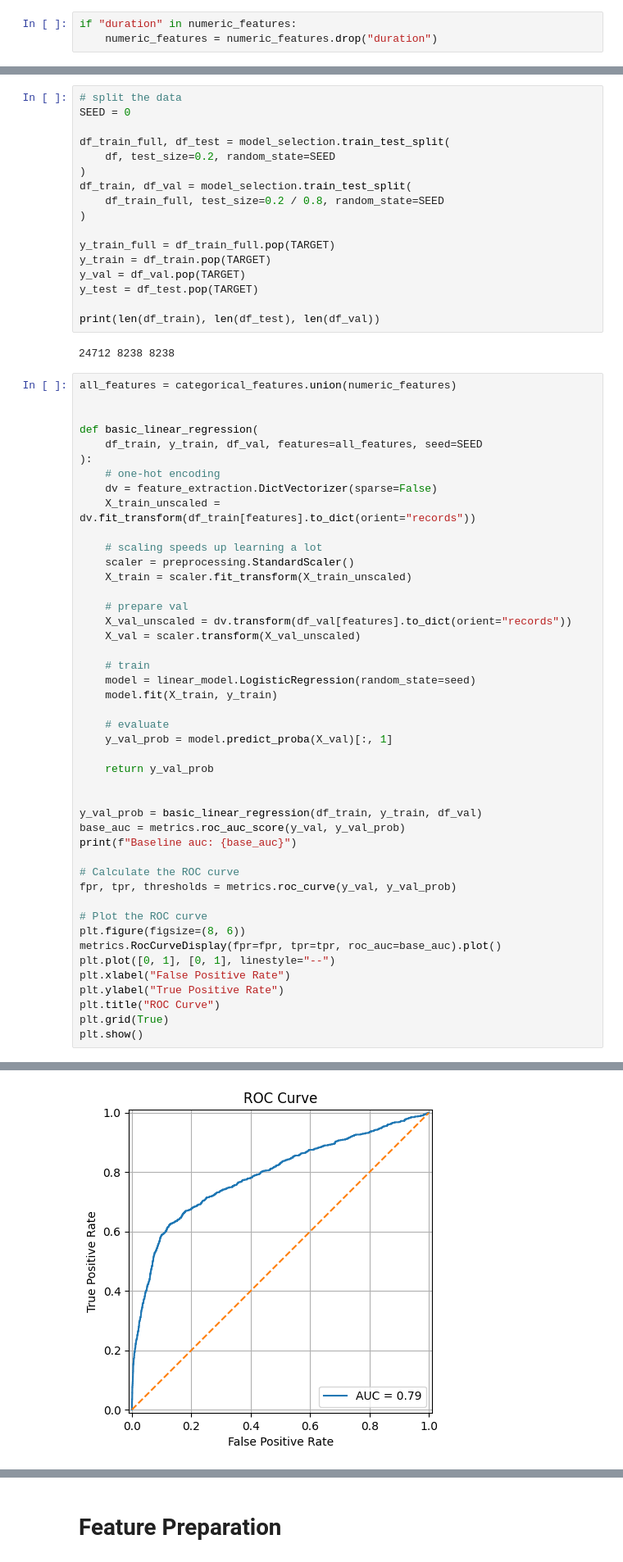
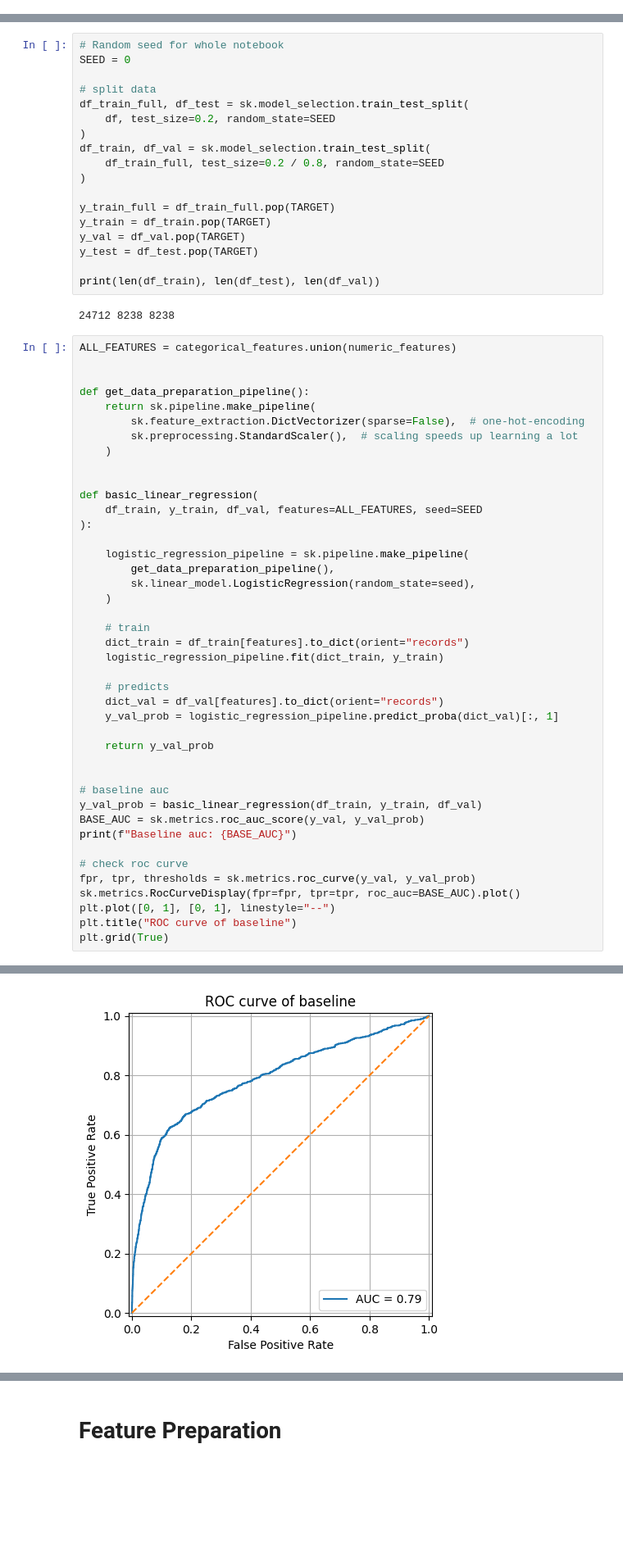
Before and after one commit to julxi/machine-learning-zoomcamp-2025-midterm, a Jupyter notebook: notebook.ipynb, the cells around one changed output, grey strips where cells are left out. Shown at 82% size. Drawn from its saved outputs; the diff is of its cells as text; blank space fills up the shorter version.

```diff
--- a/notebook.ipynb
+++ b/notebook.ipynb
@@ -72,4 +61 @@ if "duration" in numeric_features:
-# %%
-if "duration" in numeric_features:
-    numeric_features = numeric_features.drop("duration")
 # %% [markdown]
@@ -153,13 +137,14 @@ Alright so most of them seem fine. Here are some important points:
 
 We establish a baseline that we use for the rest of the notebook.
 # %%
-# split the data
+# Random seed for whole notebook
 SEED = 0
 
-df_train_full, df_test = model_selection.train_test_split(
+# split data
+df_train_full, df_test = sk.model_selection.train_test_split(
     df, test_size=0.2, random_state=SEED
 )
-df_train, df_val = model_selection.train_test_split(
+df_train, df_val = sk.model_selection.train_test_split(
     df_train_full, test_size=0.2 / 0.8, random_state=SEED
 )
 
@@ -172,49 +157,46 @@ print(len(df_train), len(df_test), len(df_val))
 # %% [output]
 24712 8238 8238
 # %%
-all_features = categorical_features.union(numeric_features)
+ALL_FEATURES = categorical_features.union(numeric_features)
+
+
+def get_data_preparation_pipeline():
+    return sk.pipeline.make_pipeline(
+        sk.feature_extraction.DictVectorizer(sparse=False),  # one-hot-encoding
+        sk.preprocessing.StandardScaler(),  # scaling speeds up learning a lot
+    )
 
 
 def basic_linear_regression(
-    df_train, y_train, df_val, features=all_features, seed=SEED
+    df_train, y_train, df_val, features=ALL_FEATURES, seed=SEED
 ):
-    # one-hot encoding
-    dv = feature_extraction.DictVectorizer(sparse=False)
-    X_train_unscaled = dv.fit_transform(df_train[features].to_dict(orient="records"))
 
-    # scaling speeds up learning a lot
-    scaler = preprocessing.StandardScaler()
-    X_train = scaler.fit_transform(X_train_unscaled)
-
-    # prepare val
-    X_val_unscaled = dv.transform(df_val[features].to_dict(orient="records"))
-    X_val = scaler.transform(X_val_unscaled)
+    logistic_regression_pipeline = sk.pipeline.make_pipeline(
+        get_data_preparation_pipeline(),
+        sk.linear_model.LogisticRegression(random_state=seed),
+    )
 
     # train
-    model = linear_model.LogisticRegression(random_state=seed)
-    model.fit(X_train, y_train)
+    dict_train = df_train[features].to_dict(orient="records")
+    logistic_regression_pipeline.fit(dict_train, y_train)
 
-    # evaluate
-    y_val_prob = model.predict_proba(X_val)[:, 1]
+    # predicts
+    dict_val = df_val[features].to_dict(orient="records")
+    y_val_prob = logistic_regression_pipeline.predict_proba(dict_val)[:, 1]
 
     return y_val_prob
 
 
+# baseline auc
 y_val_prob = basic_linear_regression(df_train, y_train, df_val)
-base_auc = metrics.roc_auc_score(y_val, y_val_prob)
-print(f"Baseline auc: {base_auc}")
+BASE_AUC = sk.metrics.roc_auc_score(y_val, y_val_prob)
+print(f"Baseline auc: {BASE_AUC}")
 
-# Calculate the ROC curve
-fpr, tpr, thresholds = metrics.roc_curve(y_val, y_val_prob)
-
-# Plot the ROC curve
-plt.figure(figsize=(8, 6))
-metrics.RocCurveDisplay(fpr=fpr, tpr=tpr, roc_auc=base_auc).plot()
+# check roc curve
+fpr, tpr, thresholds = sk.metrics.roc_curve(y_val, y_val_prob)
+sk.metrics.RocCurveDisplay(fpr=fpr, tpr=tpr, roc_auc=BASE_AUC).plot()
 plt.plot([0, 1], [0, 1], linestyle="--")
-plt.xlabel("False Positive Rate")
-plt.ylabel("True Positive Rate")
-plt.title("ROC Curve")
+plt.title("ROC curve of baseline")
 plt.grid(True)
-plt.show()
 # %% [output]
 Baseline auc: 0.7900837084793536
@@ -222 +203 @@ Baseline auc: 0.7900837084793536
-[figure, old version]
+[figure, new version]
```
Also changed, not shown: parts of 35 cells of this notebook, 2 other files.
